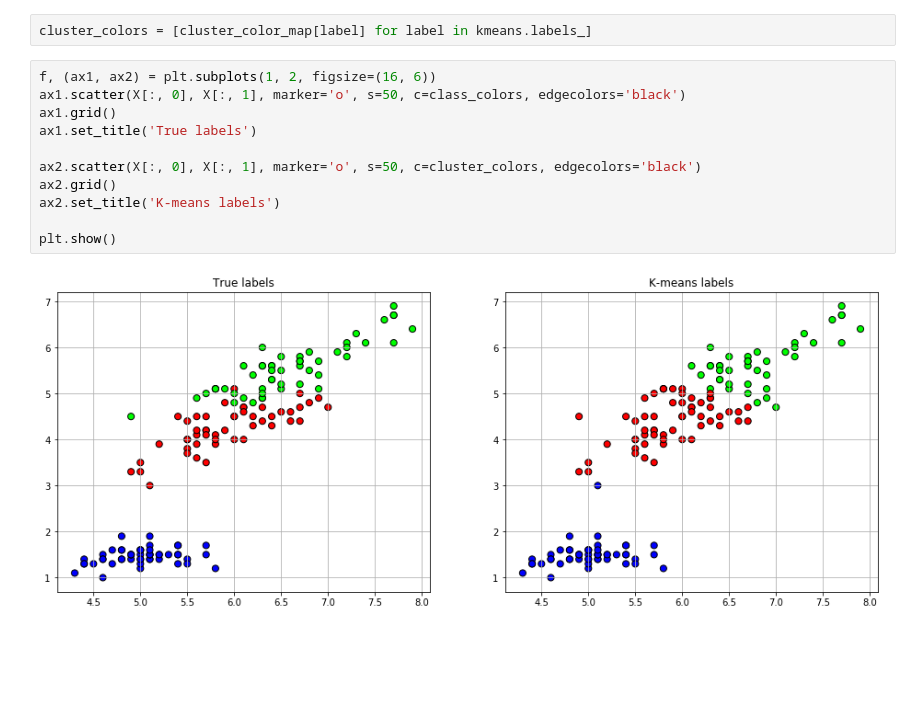
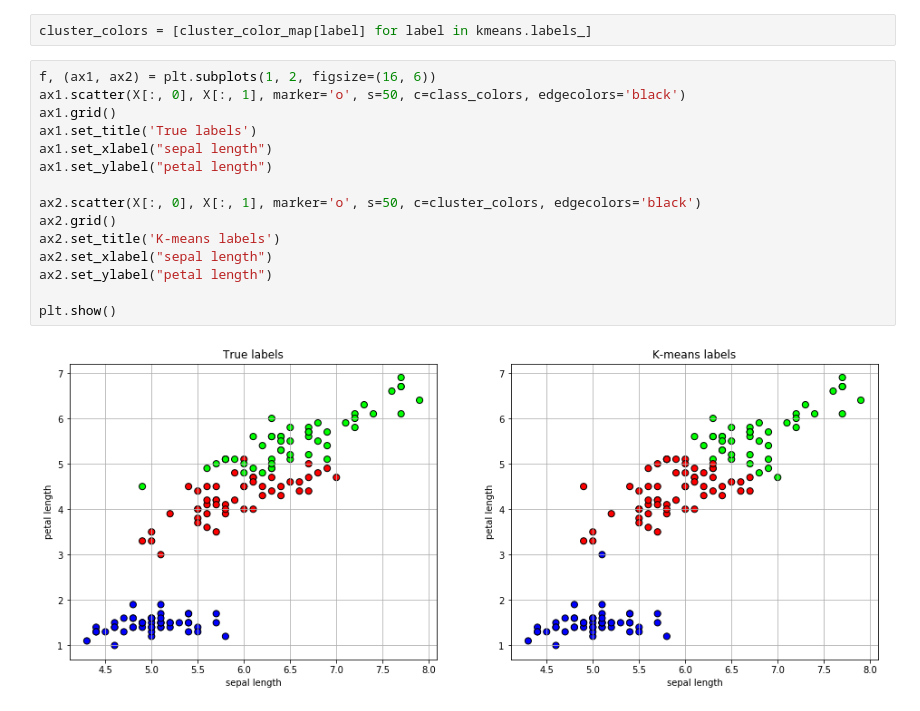
Before and after one commit to IwanVonNeumann/k-means-images, a Jupyter notebook: demo-iris.ipynb, the cells around one changed output. Cells and saved outputs as stored; diff of their text form; blank space fills up the shorter version.

```diff
--- a/demo-iris.ipynb
+++ b/demo-iris.ipynb
@@ -56,13 +56,17 @@ cluster_colors = [cluster_color_map[label] for label in kmeans.labels_]
 # %%
 f, (ax1, ax2) = plt.subplots(1, 2, figsize=(16, 6))
 ax1.scatter(X[:, 0], X[:, 1], marker='o', s=50, c=class_colors, edgecolors='black')
 ax1.grid()
 ax1.set_title('True labels')
+ax1.set_xlabel("sepal length")
+ax1.set_ylabel("petal length")
 
 ax2.scatter(X[:, 0], X[:, 1], marker='o', s=50, c=cluster_colors, edgecolors='black')
 ax2.grid()
 ax2.set_title('K-means labels')
+ax2.set_xlabel("sepal length")
+ax2.set_ylabel("petal length")
 
 plt.show()
 # %% [output]
-[figure, old version]
+[figure, new version]
```
